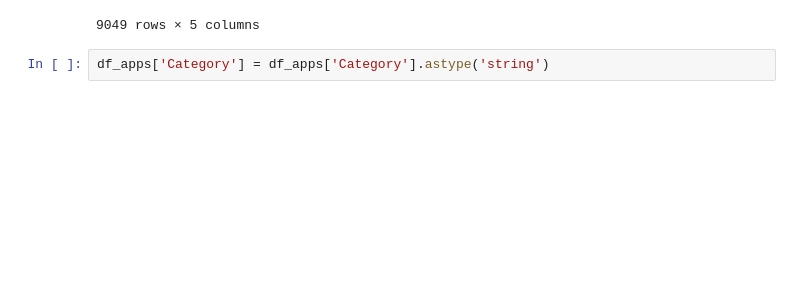
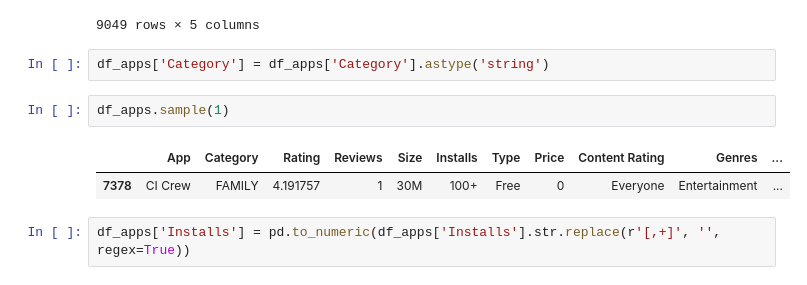
Before and after one commit to svgoudar/My-Data-Science-Roadmap, a Jupyter notebook: EDA/Data Cleaning.ipynb, the cells around one changed output. Cells and saved outputs as stored; diff of their text form; blank space fills up the shorter version.

```diff
--- a/EDA/Data Cleaning.ipynb
+++ b/EDA/Data Cleaning.ipynb
@@ -748,3 +748,10 @@ df_apps[['App','Category','Genres','Current Ver','Android Ver']].astype('string'
 9049 rows × 5 columns
 # %%
 df_apps['Category'] = df_apps['Category'].astype('string')
+# %%
+df_apps.sample(1)
+# %% [output]
+|  | App | Category | Rating | Reviews | Size | Installs | Type | Price | Content Rating | Genres | ... |
+| 7378 | CI Crew | FAMILY | 4.191757 | 1 | 30M | 100+ | Free | 0 | Everyone | Entertainment | ... |
+# %%
+df_apps['Installs'] = pd.to_numeric(df_apps['Installs'].str.replace(r'[,+]', '', regex=True))
```
Also changed, not shown: parts of 7 cells of this notebook.
